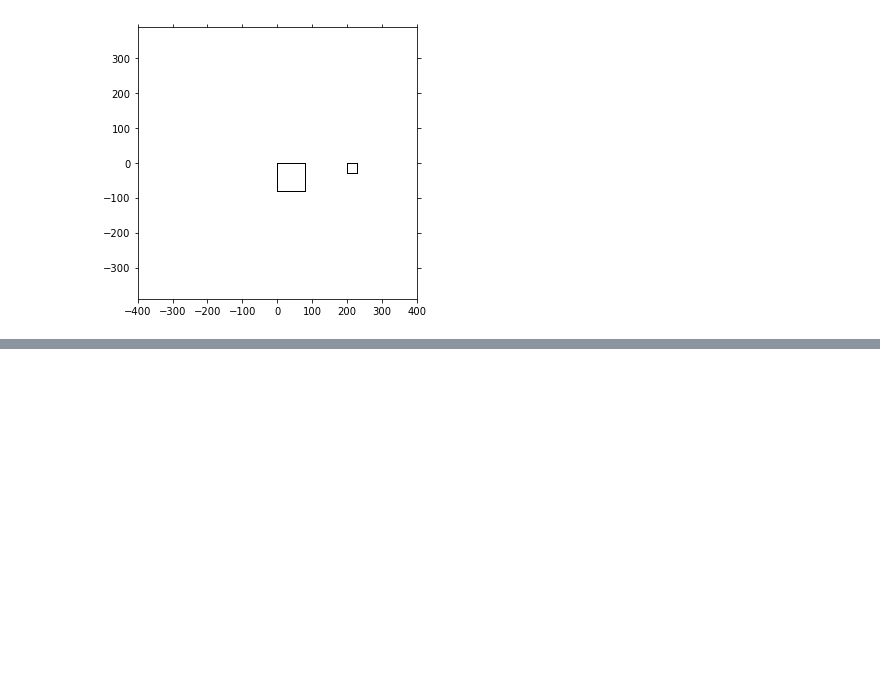
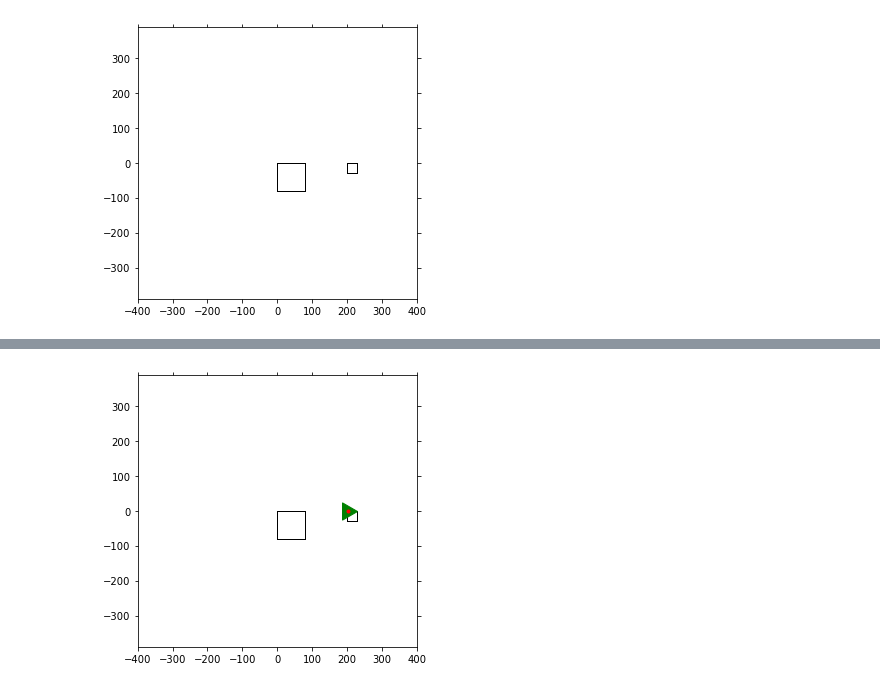
Before and after one commit to bblais/AI-and-Robotics-Fall-2021-Class-Notebooks, a Jupyter notebook: Sprint #1 - Programming and Games/2021-09-13 Turtle Examles.ipynb, the cells around one changed output, grey strips where cells are left out. Cells and saved outputs as stored; diff of their text form; code cells hidden in the pictures; blank space fills up the shorter version.

```diff
--- a/Sprint #1 - Programming and Games/2021-09-13 Turtle Examles.ipynb
+++ b/Sprint #1 - Programming and Games/2021-09-13 Turtle Examles.ipynb
@@ -107,0 +128,4 @@ end
+# %%
+animate()
+# %% [output]
+[figure, added]
```
Also changed, not shown: parts of 2 cells of this notebook, 7 other files.
